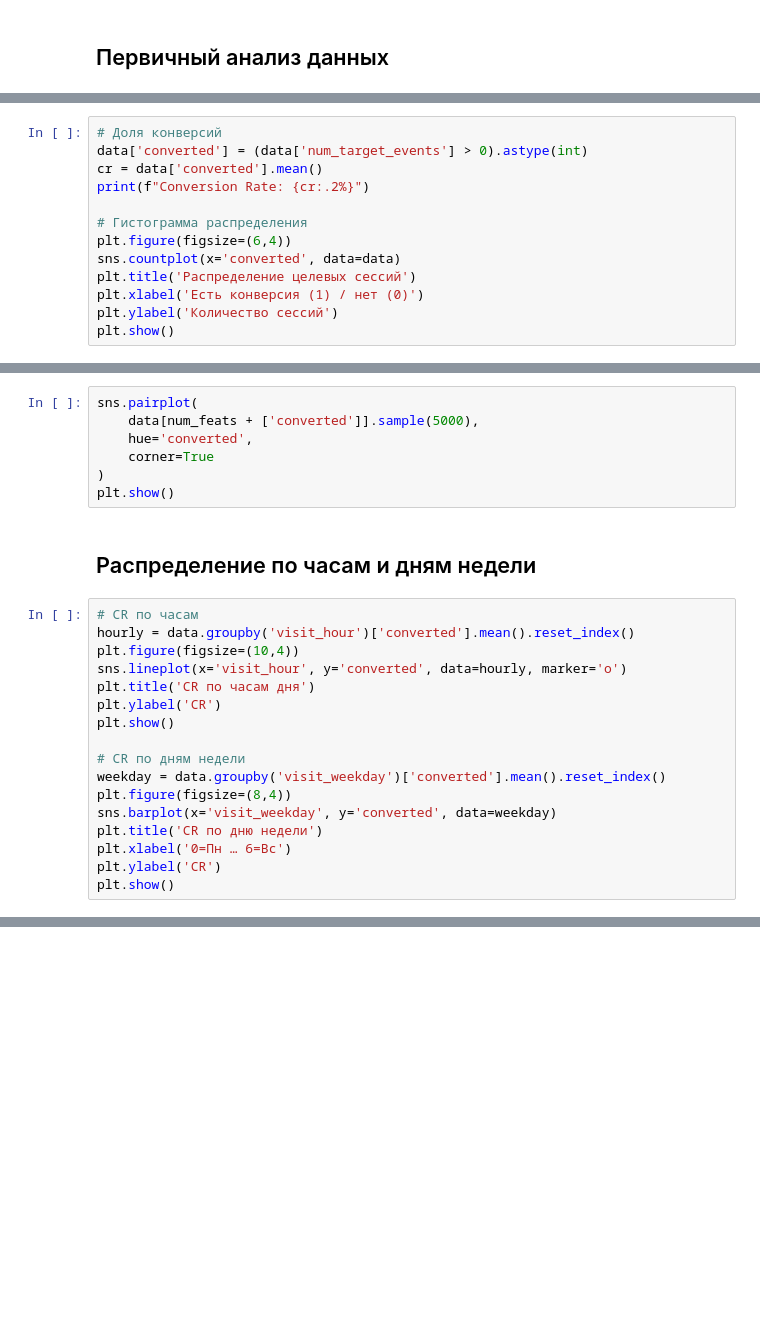
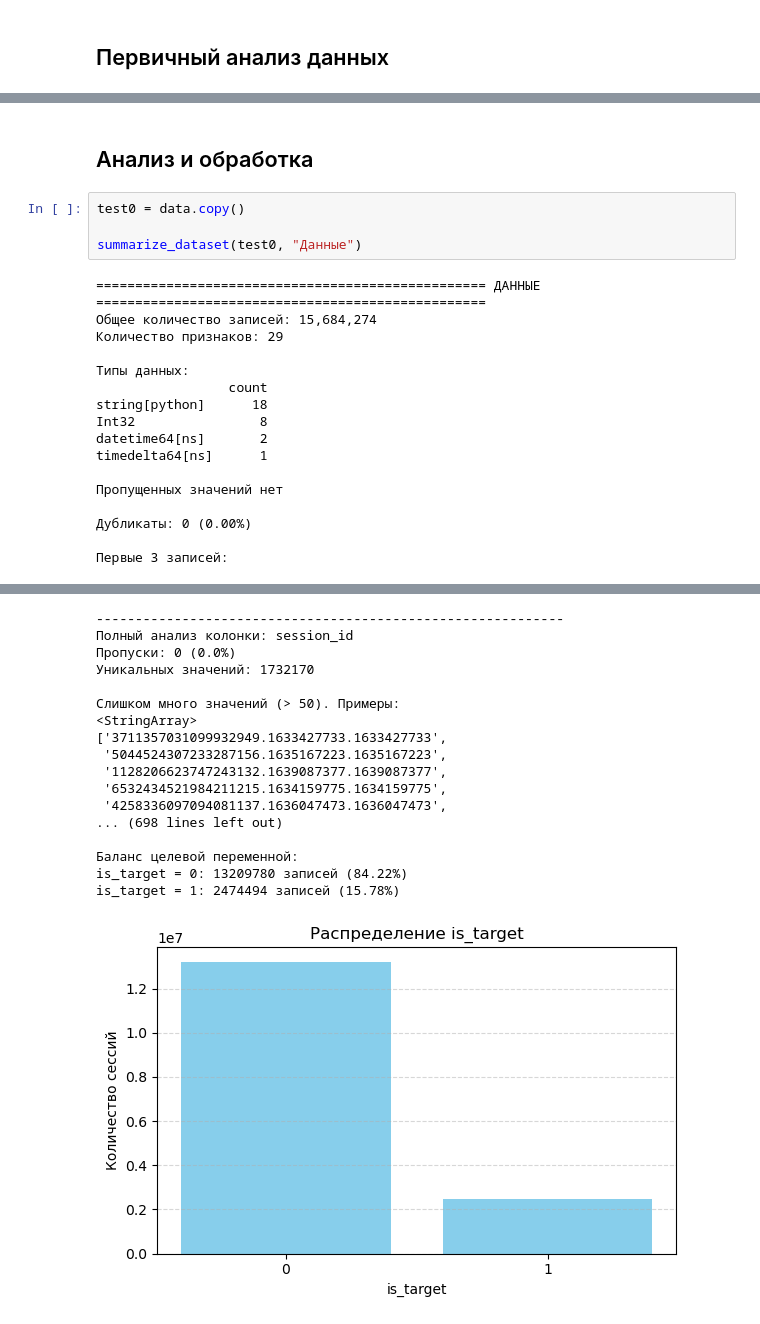
Before and after one commit to ListAloe/MIFIHackatonSberAutoSubscriptionAnalysis, a Jupyter notebook: notebooks/EDA/eda.ipynb, the cells around one changed output, grey strips where cells are left out. Drawn from its saved outputs; the diff is of its cells as text; blank space fills up the shorter version.

```diff
--- a/notebooks/EDA/eda.ipynb
+++ b/notebooks/EDA/eda.ipynb
@@ -151,13 +157,0 @@ Name: log_avg_time_between, dtype: float64
-# %%
-# Доля конверсий
-data['converted'] = (data['num_target_events'] > 0).astype(int)
-cr = data['converted'].mean()
-print(f"Conversion Rate: {cr:.2%}")
-
-# Гистограмма распределения
-plt.figure(figsize=(6,4))
-sns.countplot(x='converted', data=data)
-plt.title('Распределение целевых сессий')
-plt.xlabel('Есть конверсия (1) / нет (0)')
-plt.ylabel('Количество сессий')
-plt.show()
@@ -216,26 +158,23 @@ plt.show()
-# %%
-sns.pairplot(
-    data[num_feats + ['converted']].sample(5000),
-    hue='converted',
-    corner=True
-)
-plt.show()
-# %% [markdown]
-## Распределение по часам и дням недели
-# %%
-# CR по часам
-hourly = data.groupby('visit_hour')['converted'].mean().reset_index()
-plt.figure(figsize=(10,4))
-sns.lineplot(x='visit_hour', y='converted', data=hourly, marker='o')
-plt.title('CR по часам дня')
-plt.ylabel('CR')
-plt.show()
-
-# CR по дням недели
-weekday = data.groupby('visit_weekday')['converted'].mean().reset_index()
-plt.figure(figsize=(8,4))
-sns.barplot(x='visit_weekday', y='converted', data=weekday)
-plt.title('CR по дню недели')
-plt.xlabel('0=Пн … 6=Вс')
-plt.ylabel('CR')
-plt.show()
+# %% [markdown]
+## Анализ и обработка
+# %%
+test0 = data.copy()
+
+summarize_dataset(test0, "Данные")
+# %% [output]
+================================================== ДАННЫЕ ==================================================
+Общее количество записей: 15,684,274
+Количество признаков: 29
+
+Типы данных:
+                 count
+string[python]      18
+Int32                8
+datetime64[ns]       2
+timedelta64[ns]      1
+
+Пропущенных значений нет
+
+Дубликаты: 0 (0.00%)
+
+Первые 3 записей:
@@ -241,0 +185,18 @@ plt.show()
+------------------------------------------------------------
+Полный анализ колонки: session_id
+Пропуски: 0 (0.0%)
+Уникальных значений: 1732170
+
+Слишком много значений (> 50). Примеры:
+<StringArray>
+['3711357031099932949.1633427733.1633427733',
+ '5044524307233287156.1635167223.1635167223',
+ '1128206623747243132.1639087377.1639087377',
+ '6532434521984211215.1634159775.1634159775',
+ '4258336097094081137.1636047473.1636047473',
+... (698 lines left out)
+
+Баланс целевой переменной:
+is_target = 0: 13209780 записей (84.22%)
+is_target = 1: 2474494 записей (15.78%)
+[figure, added]
```
Also changed, not shown: parts of 18 cells of this notebook, 3 other files.
